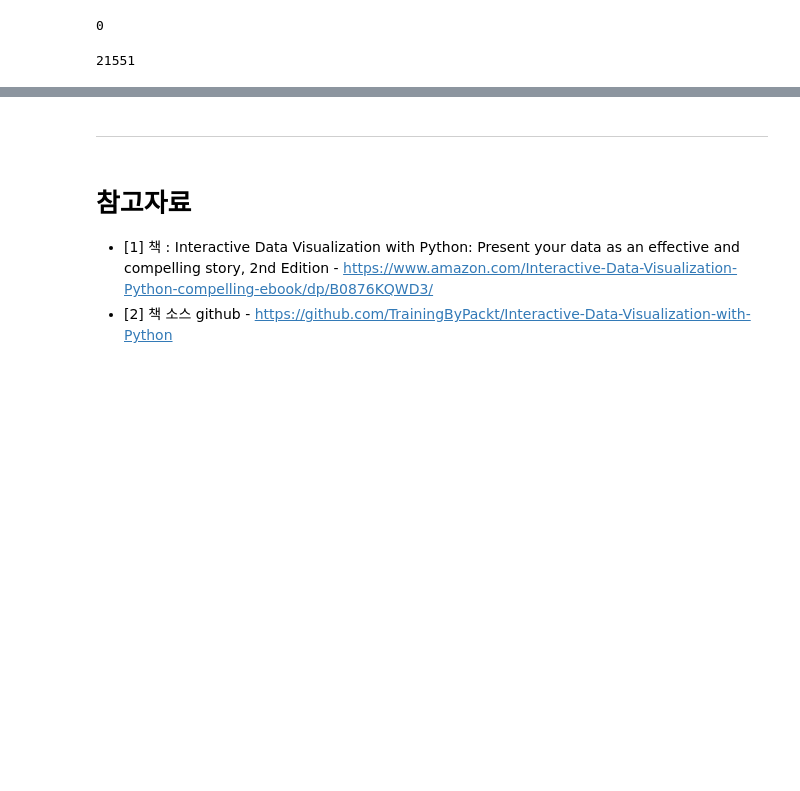
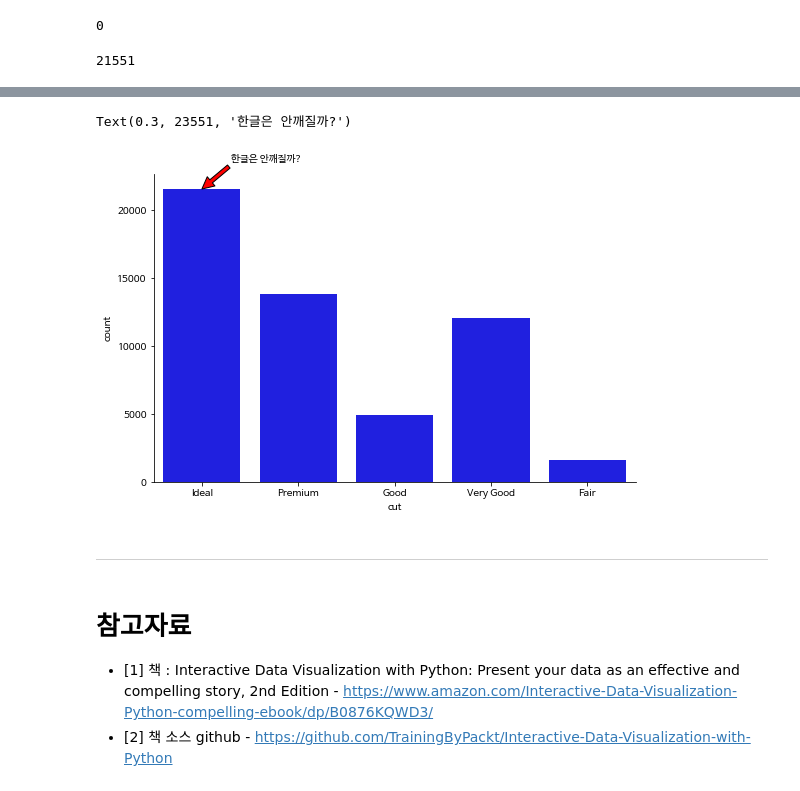
Before and after one commit to psygrammer/psypy, a Jupyter notebook: vis/notebooks/01_intro_basic_and_custermized_plotting.ipynb, the cells around one changed output, grey strips where cells are left out. Saved outputs shown, nothing was run; the diff lists cells and outputs as text; code cells hidden in the pictures; blank space fills up the shorter version.

```diff
--- a/vis/notebooks/01_intro_basic_and_custermized_plotting.ipynb
+++ b/vis/notebooks/01_intro_basic_and_custermized_plotting.ipynb
@@ -632,3 +689,13 @@ Text(0.3, 23551, 'excellent polish and symmetry ratings;\nreflects almost all th
+# %%
+# Annotate the plot with a note:
+
+# annotate the plot with any note or extra information
+sns.catplot("cut", data=diamonds_df, aspect=1.5, kind="count", color="b")
+plt.annotate('한글은 안깨질까?',
+             xy=(x,y), xytext=(x+0.3, y+2000), arrowprops=dict(facecolor='red'))
+# %% [output]
+Text(0.3, 23551, '한글은 안깨질까?')
+[figure, added]
 # %% [markdown]
 ----------------
 # %% [markdown]
```
Also changed, not shown: parts of 13 cells of this notebook.
